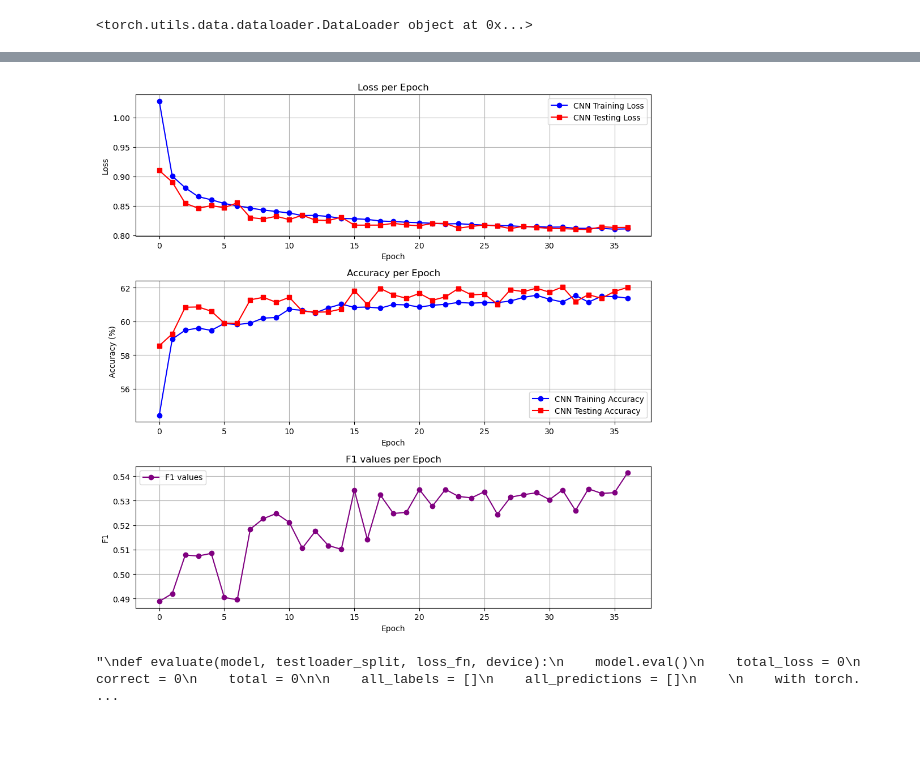
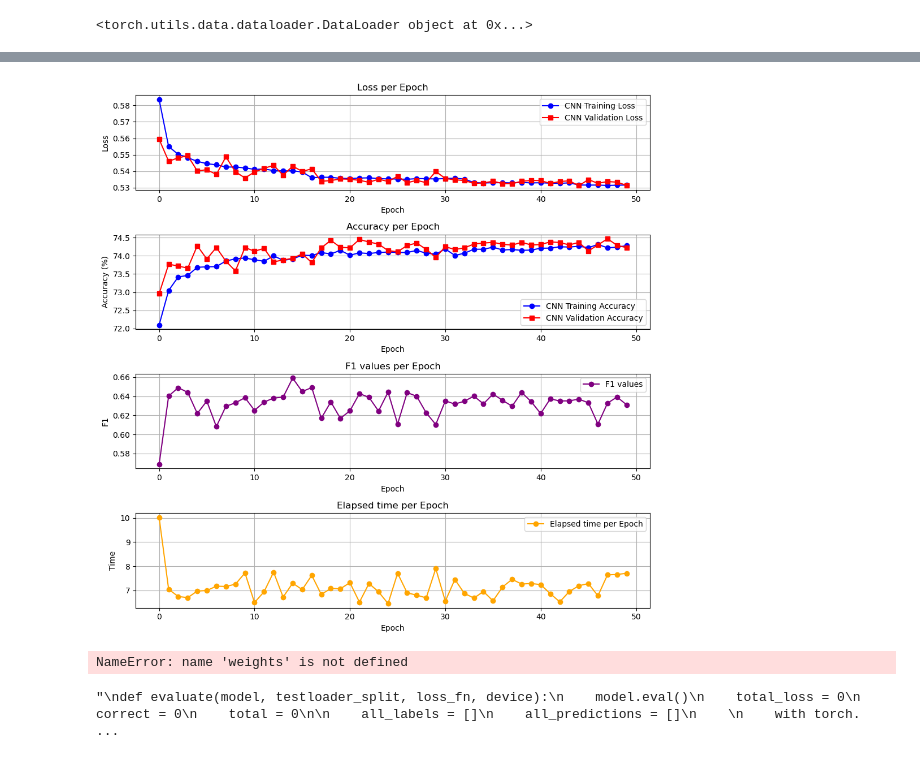
Before and after one commit to prithwilahiri/thesis_repo, a Jupyter notebook: double_slit.ipynb, the cells around one changed output, grey strips where cells are left out. Drawn from its saved outputs; the diff is of its cells as text; code cells hidden in the pictures.

```diff
--- a/double_slit.ipynb
+++ b/double_slit.ipynb
@@ -304,20 +349,20 @@ class CNN(nn.Module):
     def __init__(self,num_classes):
         super(CNN, self).__init__()
 
-        # Input: 1 x 64 x 64 (for example)
         self.conv1 = nn.Conv2d(in_channels=1, out_channels=16, kernel_size=3, padding=1)
         self.conv2 = nn.Conv2d(16, 32, 3, padding=1)
         self.conv3 = nn.Conv2d(32, 64, 3, padding=1)
+        #self.conv4 = nn.Conv2d(64, 128, 3, padding=1)
+        self.pool = nn.MaxPool2d(2, 2)
 
-        self.pool = nn.MaxPool2d(2, 2)  # Reduces spatial dims by half
-
-        self.fc1 = nn.Linear(64 * 8 * 8, 128)  # assuming input was 64x64
-        self.fc2 = nn.Linear(128,5)
+        self.fc1 = nn.Linear(64 * 8 * 8, 256)
+        self.fc2 = nn.Linear(256,4)
 
     def forward(self, x):
-        x = self.pool(F.relu(self.conv1(x)))  # -> [B, 16, 32, 32]
-        x = self.pool(F.relu(self.conv2(x)))  # -> [B, 32, 16, 16]
-        x = self.pool(F.relu(self.conv3(x)))  # -> [B, 64, 8, 8]
+        x = self.pool(F.relu(self.conv1(x)))
+        x = self.pool(F.relu(self.conv2(x)))
+        x = self.pool(F.relu(self.conv3(x)))
+        #x = self.pool(F.relu(self.conv4(x)))
 
         x = x.view(x.size(0), -1)  # Flatten
         x = F.relu(self.fc1(x))
@@ -602,50 +669,51 @@ import matplotlib.pyplot as plt
 # Plot training loss
 plt.figure(figsize=(10, 10))
 
-plt.subplot(3, 1,1)
-plt.plot(train_loss_history, marker='o', label='CNN Training Loss', color='blue')
-plt.plot(test_loss_history,marker='s', label='CNN Testing Loss', color='red')
+plt.subplot(4, 1,1)
+plt.plot(cnn_train_loss_history, marker='o', label='CNN Training Loss', color='blue')
+plt.plot(cnn_val_loss_history,marker='s', label='CNN Validation Loss', color='red')
 plt.title('Loss per Epoch')
 plt.xlabel('Epoch')
 plt.ylabel('Loss')
 plt.grid(True)
 plt.legend()
 
 # Plot test accuracy
-plt.subplot(3, 1, 2)
-plt.plot(train_acc_history, marker= 'o', label='CNN Training Accuracy', color= 'blue')
-plt.plot(test_acc_history,marker= 's', label= 'CNN Testing Accuracy', color= 'red')
+plt.subplot(4, 1, 2)
+plt.plot(cnn_train_acc_history, marker= 'o', label='CNN Training Accuracy', color= 'blue')
+plt.plot(cnn_val_acc_history,marker= 's', label= 'CNN Validation Accuracy', color= 'red')
 plt.title('Accuracy per Epoch')
 plt.xlabel('Epoch')
 plt.ylabel('Accuracy (%)')
 plt.grid(True)
 plt.legend()
 
-plt.subplot(3, 1, 3)
-plt.plot(test_f1_history, marker= 'o', label='F1 values', color= 'purple')
+
+plt.subplot(4, 1, 3)
+plt.plot(cnn_val_f1_history, marker= 'o', label='F1 values', color= 'purple')
 #plt.plot(test_acc_history,marker= 's', label= 'QCNN Testing Accuracy', color= 'red')
 plt.title('F1 values per Epoch')
 plt.xlabel('Epoch')
 plt.ylabel('F1')
 plt.grid(True)
 plt.legend()
 
-"""
-plt.subplot(3, 2, 1)
-plt.plot(epoch_duration, marker= 'o', label='Elapsed time per Epoch', color= 'orange')
+
+plt.subplot(4, 1, 4)
+plt.plot(cnn_epoch_time, marker= 'o', label='Elapsed time per Epoch', color= 'orange')
 #plt.plot(test_acc_history,marker= 's', label= 'QCNN Testing Accuracy', color= 'red')
 plt.title('Elapsed time per Epoch')
 plt.xlabel('Epoch')
 plt.ylabel('Time')
 plt.grid(True)
 plt.legend()
-"""
+
 
 plt.tight_layout()
-#plt.savefig('double_slit_cnn_1Channel_10000Samples_d_lambda_Ratio.png')
+plt.savefig('double_slit_cnn_1Channel_50000Samples_d_lambda_Ratio_4Classes.png')
 plt.show()
 # %% [output]
-[figure, old version]
+[figure, new version]
 # %%
 import pennylane as qml
 import os
@@ -870,9 +940,11 @@ class QCNN(nn.Module):
         return x
 # %%
 
-conv_counts = count_ops(qcnn_block, weights, 10)
+conv_counts = count_ops(qcnn_block, weights, 4)
 print("Gate counts per block:", conv_counts)
 print("Weighted QOps:", weighted_qops(conv_counts))
+# %% [output]
+NameError: name 'weights' is not defined
 # %%
 #train_loader = DataLoader(train_dataset, batch_size=8, shuffle=True)
 #test_loader = DataLoader(test_dataset, batch_size=8, shuffle=False)
```
Also changed, not shown: parts of 34 cells of this notebook, 2 other files.
